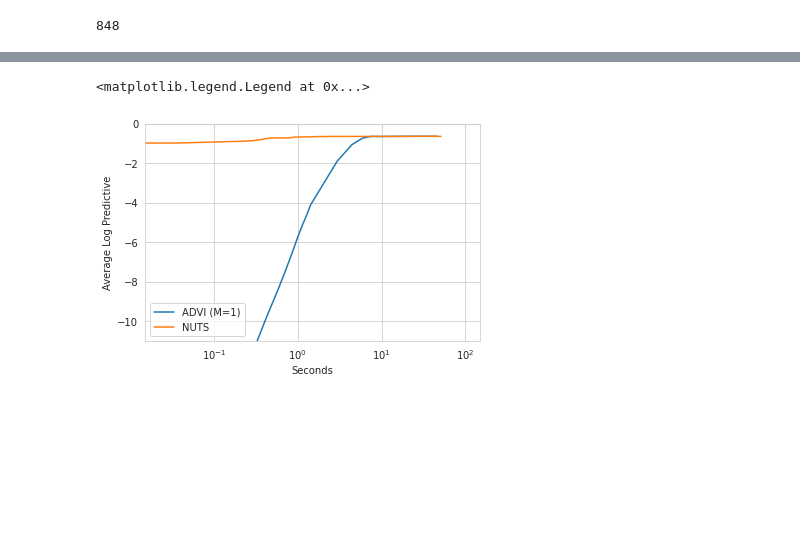
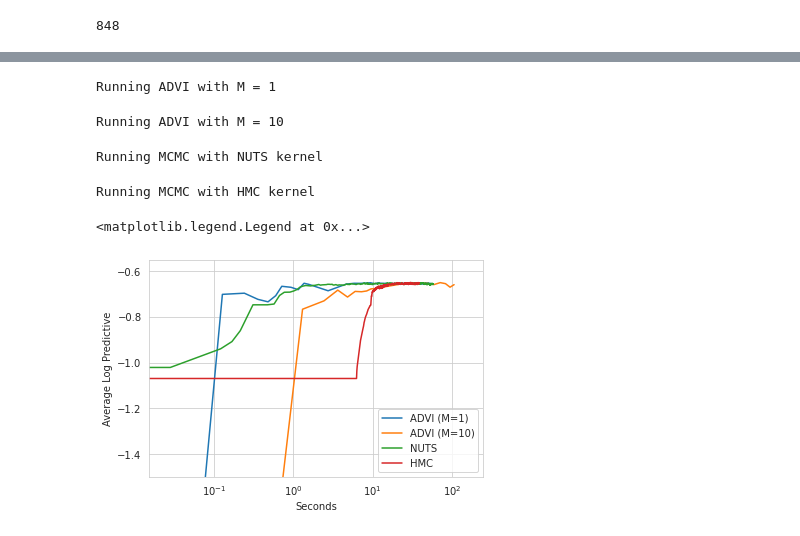
Before and after one commit to lorenzkuhn/advi, a Jupyter notebook: Hierarchical_Logistic_Regression.ipynb, the cells around one changed output, grey strips where cells are left out. Saved outputs shown, nothing was run; the diff lists cells and outputs as text; code cells hidden in the pictures; blank space fills up the shorter version.

```diff
--- a/Hierarchical_Logistic_Regression.ipynb
+++ b/Hierarchical_Logistic_Regression.ipynb
@@ -137,17 +138,17 @@ def model(female, black, v_prev_full, age, edu, age_edu, region_full, state, y=N
       sigma_e = pyro.sample('sigma_e', dist.Uniform(0., 100.))
 
       #priors for hierarchical log reg
-      beta = pyro.sample('beta', dist.Normal(0., 100.).expand([5]).to_event(1))
-      a = pyro.sample("a", dist.Normal(0., sigma_a).expand(n_age_categories).to_event(1))
-      b = pyro.sample("b", dist.Normal(0., sigma_b).expand(n_edu_categories).to_event(1))
-      c = pyro.sample("c", dist.Normal(0., sigma_c).expand(n_age_edu_categories).to_event(1))
-      d = pyro.sample("d", dist.Normal(0., sigma_d).expand(n_state_categories).to_event(1))
-      e = pyro.sample("e", dist.Normal(0., sigma_e).expand(n_region_full_categories).to_event(1))
+      betaParams = pyro.param("betaParams", lambda: torch.ones(5))
+      beta = pyro.sample('beta', dist.Normal(betaParams, sigma_a).to_event(1))
+      a = pyro.sample("a", dist.Normal(torch.zeros(n_age_categories), sigma_a).to_event(1))
+      b = pyro.sample("b", dist.Normal(torch.zeros(n_edu_categories), sigma_b).to_event(1))
+      c = pyro.sample("c", dist.Normal(torch.zeros(n_age_edu_categories), sigma_c).to_event(1))
+      d = pyro.sample("d", dist.Normal(torch.zeros(n_state_categories), sigma_d).to_event(1))
+      e = pyro.sample("e", dist.Normal(torch.zeros(n_region_full_categories), sigma_e).to_event(1))
 
       logits = pyro.deterministic('logits', logit(beta, a, b, c, d, e,
                                                   female, black, v_prev_full, age, edu, age_edu, region_full, state))
 
       with pyro.plate("data", len(female)):
-
         obs = pyro.sample("obs", dist.Bernoulli(logits = logits).to_event(1), obs=y)
 # %%
@@ -254,18 +256,35 @@ output_nuts = pd.DataFrame({'t':np.array(train_time)-train_time[0],
 # %%
+# Train the ADVI models
+print('Running ADVI with M = 1')
+output_advi_M1 = run_advi(model, 5000, 1)
+print('Running ADVI with M = 10')
+output_advi_M10 = run_advi(model, 1000, 10)
+
+# Train the MCMC models
+print('Running MCMC with NUTS kernel')
+output_nuts = run_mcmc(model, 300, 300, 'NUTS')
+print('Running MCMC with HMC kernel')
+output_hmc = run_mcmc(model, 300, 300,'HMC')
+
 # Generate plot (Figure 4 in original paper)
-
-output = output_advi.append(output_nuts, ignore_index=True)
-output = output.loc[output['t'] < 100]
+output = output_advi_M1.append(output_advi_M10, ignore_index=True)
+output = output.append(output_nuts, ignore_index = True)
+output = output.append(output_hmc, ignore_index = True)
+output = output.loc[output['t'] < 150]
 output['test_accuracy'] = output['test_accuracy'].astype('float')
 
 sns.set_style("whitegrid")
 results = sns.lineplot(data = output, x = 't', y = 'test_accuracy', hue = 'model')
 results.set(xscale='log',
-            xlim = (0.015, 150),
-            ylim = (-11, 0),
+            xlim = (0.015, 50),
+            ylim = (-1.5, -0.55),
             xlabel = 'Seconds',
             ylabel = 'Average Log Predictive')
-plt.legend(labels=["ADVI (M=1)","NUTS"])
+plt.legend(labels=["ADVI (M=1)","ADVI (M=10)", "NUTS", "HMC"])
 # %% [output]
-<matplotlib.legend.Legend at 0x...>
+Running ADVI with M = 1
+Running ADVI with M = 10
+Running MCMC with NUTS kernel
+Running MCMC with HMC kernel
+<matplotlib.legend.Legend at 0x...>
-[figure, old version]
+[figure, new version]
```
Also changed, not shown: parts of 5 cells of this notebook, 1 other file.
